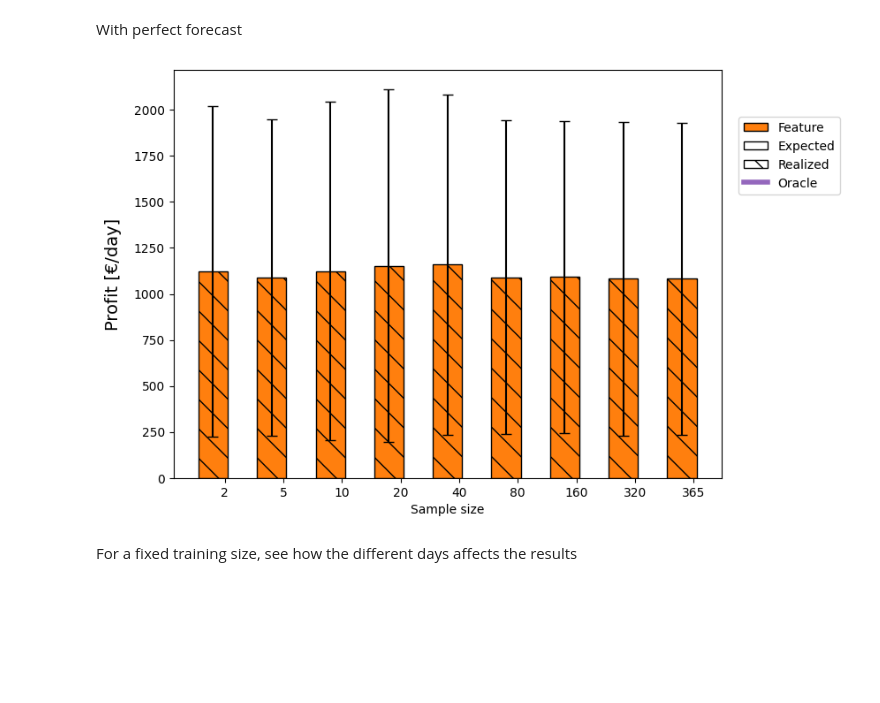
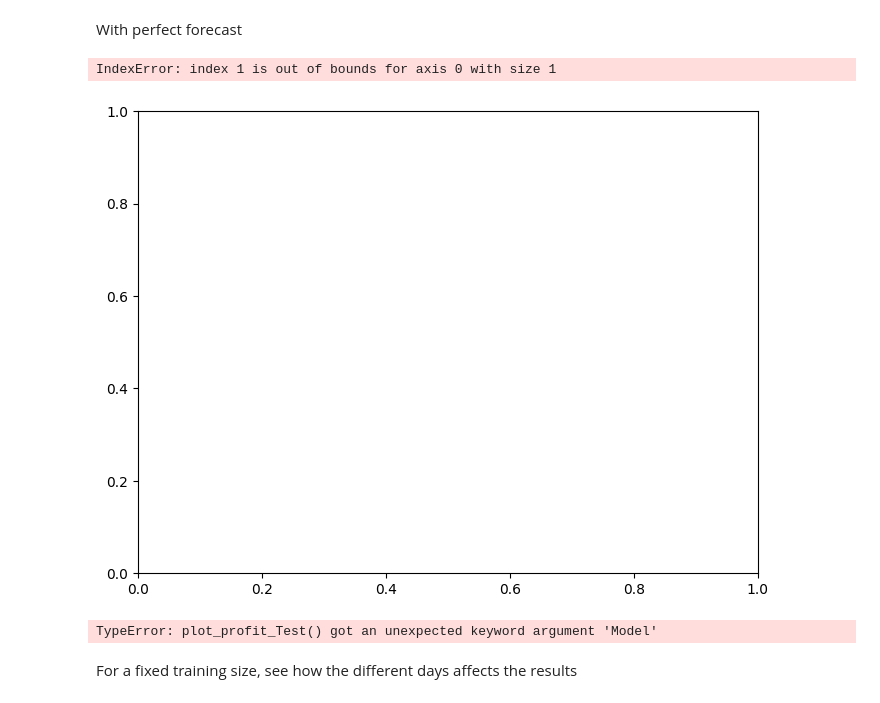
Before and after one commit to junesooshin/lightenup, a Jupyter notebook: Model and Result Examination/Result - Sample size.ipynb, the cells around one changed output. Saved outputs shown, nothing was run; the diff lists cells and outputs as text; code cells hidden in the pictures; blank space fills up the shorter version.

Commit message:
More commit. Result gen and bid quan

```diff
--- a/Model and Result Examination/Result - Sample size.ipynb
+++ b/Model and Result Examination/Result - Sample size.ipynb
@@ -17,6 +17,8 @@ desktop_path = os.path.expanduser("~/Desktop")
 #os.chdir(desktop_path+'\DTU MSc\MSc thesis\git\lightenup')
 os.chdir(desktop_path+'\Thesis')
 Add_on_path = "\\Results\\Feature_Sample_size\\"
+Add_on_path = "\\Results\\Sample_size_Sto_Feature\\"
+
 current_directory = os.getcwd()  # Jupyter file take the current directory as where the jupyter file is located. Different than a .py file...
 # %%
 df_Exp_Profit = json_to_df(current_directory + Add_on_path +  'Exp_profit.json')
@@ -24,13 +45,15 @@ df_RT_Profit = json_to_df(current_directory + Add_on_path + 'RT_profit.json')
 # %%
+
 SampleSizes = [2,5,10,20,40,80,160,320,365]
-forecast = [1,2,3]
+SampleSizes = [2,4,5,7,9,11]
+forecast = [1]
 visualize_forecasts = True
 xtick_names = forecast
-Array = Create_Array_from_Profit(df_Exp_Profit,df_RT_Profit,NumForecasts=2, SampleSizes=SampleSizes)
+Array = Create_Array_from_Profit(df_Exp_Profit,df_RT_Profit,NumForecasts=1, SampleSizes=SampleSizes)
 #print(Array)
 # %%
 
-def plot_profit_Test(Array, PlotCase, Forecast_selection, SampleSize_selection, barwidth = 0.1, Forecast_label = [1,2,3], SampleSize_label = [2,4,5,7,9,11],ShowEachTestDay = False,save = False,Model = ['Rule', 'Deterministic', 'Stochastic', 'Feature','Oracle'],colors = ['C3', 'C0', 'C2', 'C1'],Profit = ['Expected', 'Realized']):
+def plot_profit_Test(Array, PlotCase, Forecast_selection, SampleSize_selection, barwidth = 0.1, Forecast_label = [1,2,3], SampleSize_label = [2,4,5,7,9,11],ShowEachTestDay = False,save = False,Model = ['Rule', 'Deterministic', 'Stochastic', 'Feature','Oracle'],colors = ['C3', 'C0', 'C2', 'C1'],Profit = ['Expected', 'Realized'],legend_plot = True):
 
     # Sample data
     #Array = np.random.rand(3, 6, 88, 5, 2)
@@ -162,7 +185,7 @@ def plot_profit_Test(Array, PlotCase, Forecast_selection, SampleSize_selection,
 
 
                         j_mod = j
-                    elif PlotCase == 'Sample size':
+                    elif PlotCase == 'Sample size [d]':
                         bar_left = s + bar_list[count_k]
                         j_mod = s_m_idx[j] # Just so only specified models are showed
                         k_mod = profit_idx[k]
@@ -216,24 +239,25 @@ def plot_profit_Test(Array, PlotCase, Forecast_selection, SampleSize_selection,
     ax.set_ylabel(y_axis_label, fontsize=14, labelpad=10)
     ax.yaxis.set_tick_params(labelsize=10)
 
-    # Create legend for the bars
-    legend_handles = []
+    if legend_plot == True:
+        # Create legend for the bars
+        legend_handles = []
 
-    for label, color in zip(legend_labels, legend_colors):
-        rect = plt.Rectangle((0, 0), 1, 1, color=color, label=label)
-        rect.set_edgecolor(edgecolor)
-        legend_handles.append(rect)
+        for label, color in zip(legend_labels, legend_colors):
+            rect = plt.Rectangle((0, 0), 1, 1, color=color, label=label)
+            rect.set_edgecolor(edgecolor)
+            legend_handles.append(rect)
 
 
 
-    for label, pattern in zip(fill_patterns_label, fill_patterns):
-        legend_handles.append(plt.Rectangle((0, 0), 1, 1, facecolor='white', edgecolor=edgecolor,  hatch=pattern, label=label))
+        for label, pattern in zip(fill_patterns_label, fill_patterns):
+            legend_handles.append(plt.Rectangle((0, 0), 1, 1, facecolor='white', edgecolor=edgecolor,  hatch=pattern, label=label))
 
-    # Create legend for the horizontal line
-    legend_handles.append(plt.Line2D([0], [0], color=linecolor, linestyle=linestyle, label=linelabel,linewidth=linewidth))
+        # Create legend for the horizontal line
+        legend_handles.append(plt.Line2D([0], [0], color=linecolor, linestyle=linestyle, label=linelabel,linewidth=linewidth))
 
-    # Show the legend
-    ax.legend(handles=legend_handles,bbox_to_anchor=(1.02, 0.9), loc='upper left')
+        # Show the legend
+        ax.legend(handles=legend_handles,bbox_to_anchor=(1.02, 0.9), loc='upper left')
 
 
     if save == True:
@@ -257,13 +281,21 @@ print(selected_fill_patterns)
 ['', '\\']
 # %% [markdown]
 With perfect forecast
+# %%
+forecast = [1,2,3]
+SampleSizes = [2,4,5,7,9,11]
+
+plot_profit_Test(Array,'Sample size', [1], [0,1,2,3,4,5], SampleSize_label = SampleSizes ,barwidth = 0.5,  ShowEachTestDay = False, Model = ["Sto","Feature"],colors=['C2', 'C1'],Profit=["Realized"],legend_plot = True)
+# %% [output]
+IndexError: index 1 is out of bounds for axis 0 with size 1
+[figure, added]
 # %%
 forecast = [1,2,3]
 SampleSize = [2,5,10,20,40,80,160,320,365]
 
-plot_profit_Test(Array,'Sample size', [1], [0,1,2,3,4,5,6,7,8], SampleSize_label = SampleSize ,barwidth = 0.5,  ShowEachTestDay = False, Model = ["Feature"],colors=["C1"],Profit=["Realized"])
+plot_profit_Test(Array,'Sample size', [1], [0,1,2,3,4,5,6,7,8], SampleSize_label = SampleSize ,barwidth = 0.5,  ShowEachTestDay = False, Model = ["Feature"],colors=["C1"],Profit=["Realized"],legend_plot = True)
 # %% [output]
-[figure, removed]
+TypeError: plot_profit_Test() got an unexpected keyword argument 'Model'
 # %% [markdown]
 For a fixed training size, see how the different days affects the results
 # %%
```
Also changed, not shown: parts of 1 cell of this notebook, 12 other files.
